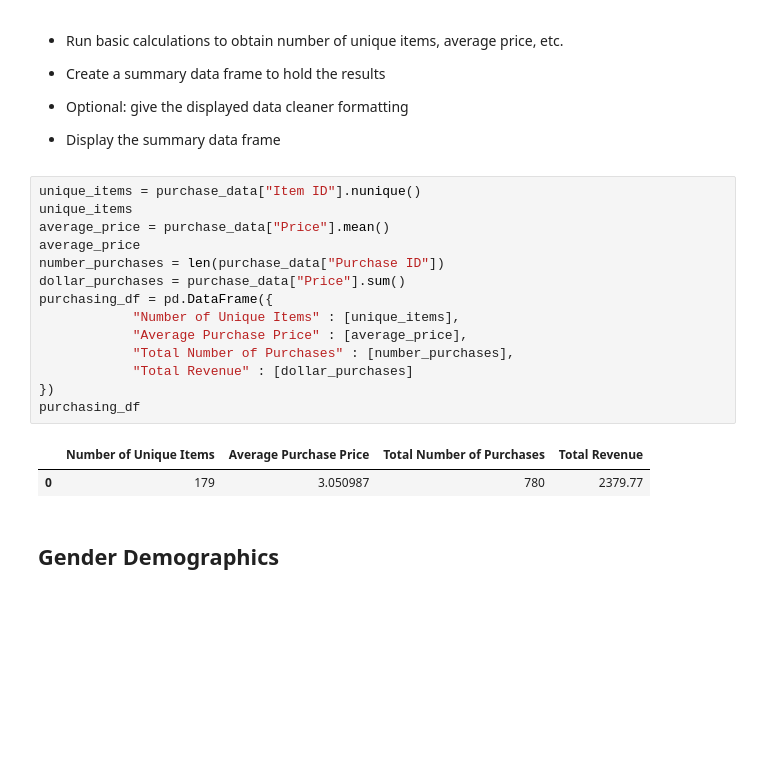
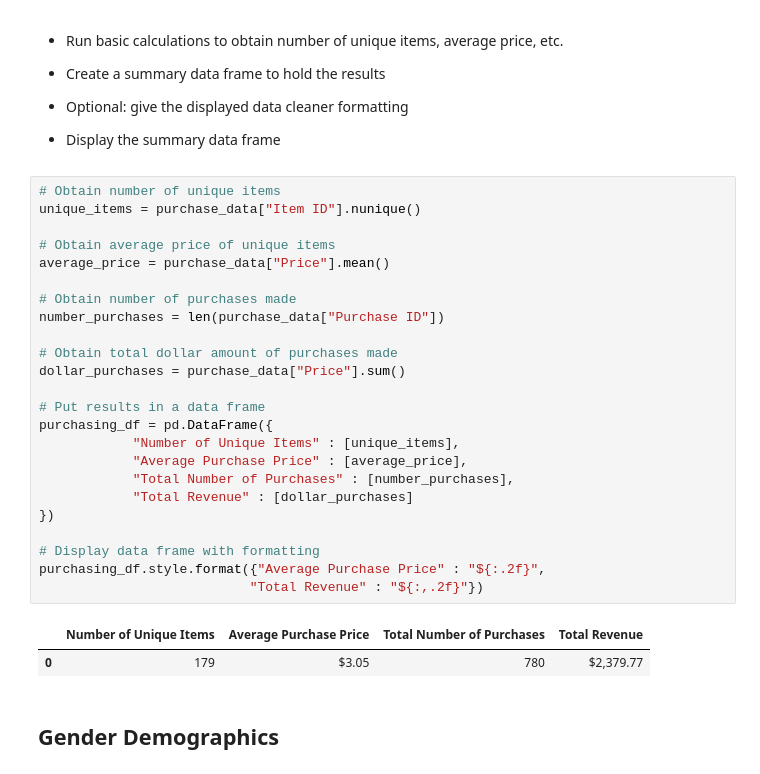
Before and after one commit to rbourdeau1/pandas-challenge, a Jupyter notebook: HeroesOfPymoli/HeroesOfPymoli_starter.ipynb, the cells around one changed output. Cells and saved outputs as stored; diff of their text form; blank space fills up the shorter version.

```diff
--- a/HeroesOfPymoli/HeroesOfPymoli_starter.ipynb
+++ b/HeroesOfPymoli/HeroesOfPymoli_starter.ipynb
@@ -60,22 +49,32 @@ total_players_df
 
 * Display the summary data frame
 # %%
+# Obtain number of unique items
 unique_items = purchase_data["Item ID"].nunique()
-unique_items
+
+# Obtain average price of unique items
 average_price = purchase_data["Price"].mean()
-average_price
+
+# Obtain number of purchases made
 number_purchases = len(purchase_data["Purchase ID"])
+
+# Obtain total dollar amount of purchases made
 dollar_purchases = purchase_data["Price"].sum()
+
+# Put results in a data frame
 purchasing_df = pd.DataFrame({
             "Number of Unique Items" : [unique_items],
             "Average Purchase Price" : [average_price],
             "Total Number of Purchases" : [number_purchases],
             "Total Revenue" : [dollar_purchases]
 })
-purchasing_df
+
+# Display data frame with formatting
+purchasing_df.style.format({"Average Purchase Price" : "${:.2f}",
+                           "Total Revenue" : "${:,.2f}"})
 # %% [output]
 |  | Number of Unique Items | Average Purchase Price | Total Number of Purchases | Total Revenue |
-| 0 | 179 | 3.050987 | 780 | 2379.77 |
+| 0 | 179 | $3.05 | 780 | $2,379.77 |
 # %% [markdown]
 ## Gender Demographics
 # %% [markdown]
```
Also changed, not shown: parts of 48 cells of this notebook.
